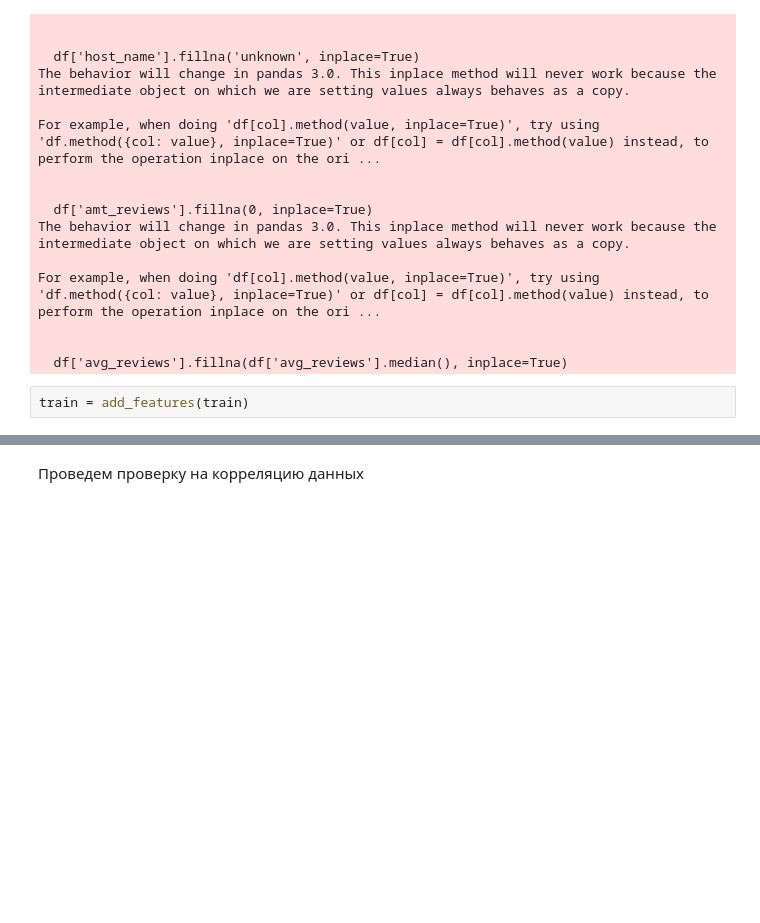
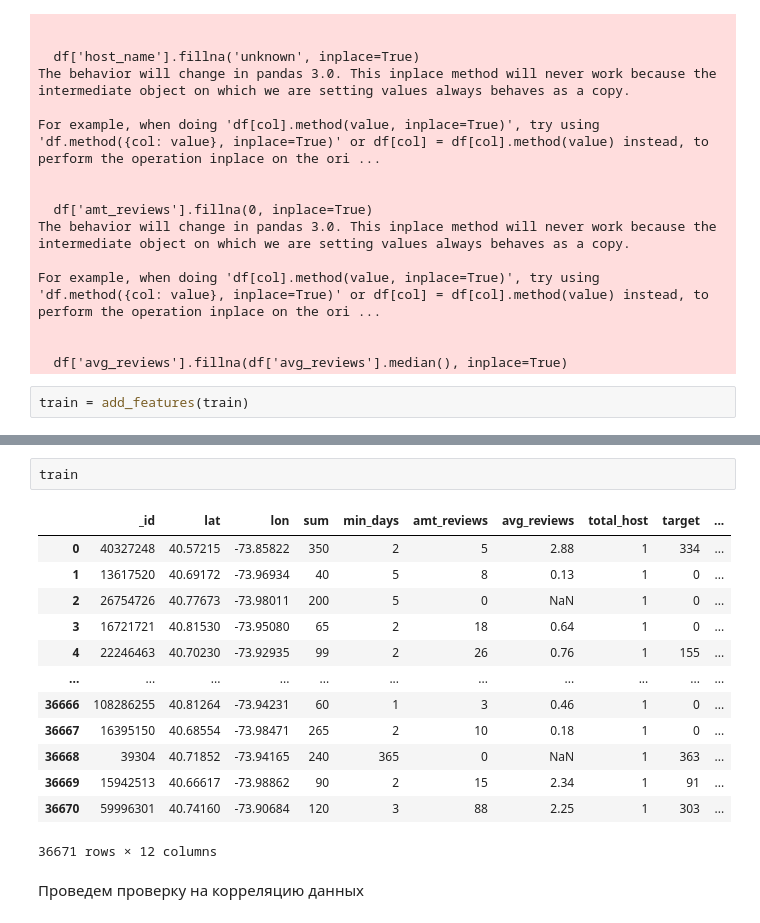
Before and after one commit to KatieGalaeva/shad, a Jupyter notebook: ml_2/ml_sem_5_final.ipynb, the cells around one changed output, grey strips where cells are left out. Drawn from its saved outputs; the diff is of its cells as text; blank space fills up the shorter version.

```diff
--- a/ml_2/ml_sem_5_final.ipynb
+++ b/ml_2/ml_sem_5_final.ipynb
@@ -192,3 +195,19 @@ plt.show()
+# %%
+train
+# %% [output]
+|  | _id | lat | lon | sum | min_days | amt_reviews | avg_reviews | total_host | target | ... |
+| 0 | 40327248 | 40.57215 | -73.85822 | 350 | 2 | 5 | 2.88 | 1 | 334 | ... |
+| 1 | 13617520 | 40.69172 | -73.96934 | 40 | 5 | 8 | 0.13 | 1 | 0 | ... |
+| 2 | 26754726 | 40.77673 | -73.98011 | 200 | 5 | 0 | NaN | 1 | 0 | ... |
+| 3 | 16721721 | 40.81530 | -73.95080 | 65 | 2 | 18 | 0.64 | 1 | 0 | ... |
+| 4 | 22246463 | 40.70230 | -73.92935 | 99 | 2 | 26 | 0.76 | 1 | 155 | ... |
+| ... | ... | ... | ... | ... | ... | ... | ... | ... | ... | ... |
+| 36666 | 108286255 | 40.81264 | -73.94231 | 60 | 1 | 3 | 0.46 | 1 | 0 | ... |
+| 36667 | 16395150 | 40.68554 | -73.98471 | 265 | 2 | 10 | 0.18 | 1 | 0 | ... |
+| 36668 | 39304 | 40.71852 | -73.94165 | 240 | 365 | 0 | NaN | 1 | 363 | ... |
+| 36669 | 15942513 | 40.66617 | -73.98862 | 90 | 2 | 15 | 2.34 | 1 | 91 | ... |
+| 36670 | 59996301 | 40.74160 | -73.90684 | 120 | 3 | 88 | 2.25 | 1 | 303 | ... |
+36671 rows × 12 columns
 # %% [markdown]
 Проведем проверку на корреляцию данных
 # %%
```
Also changed, not shown: parts of 6 cells of this notebook.
